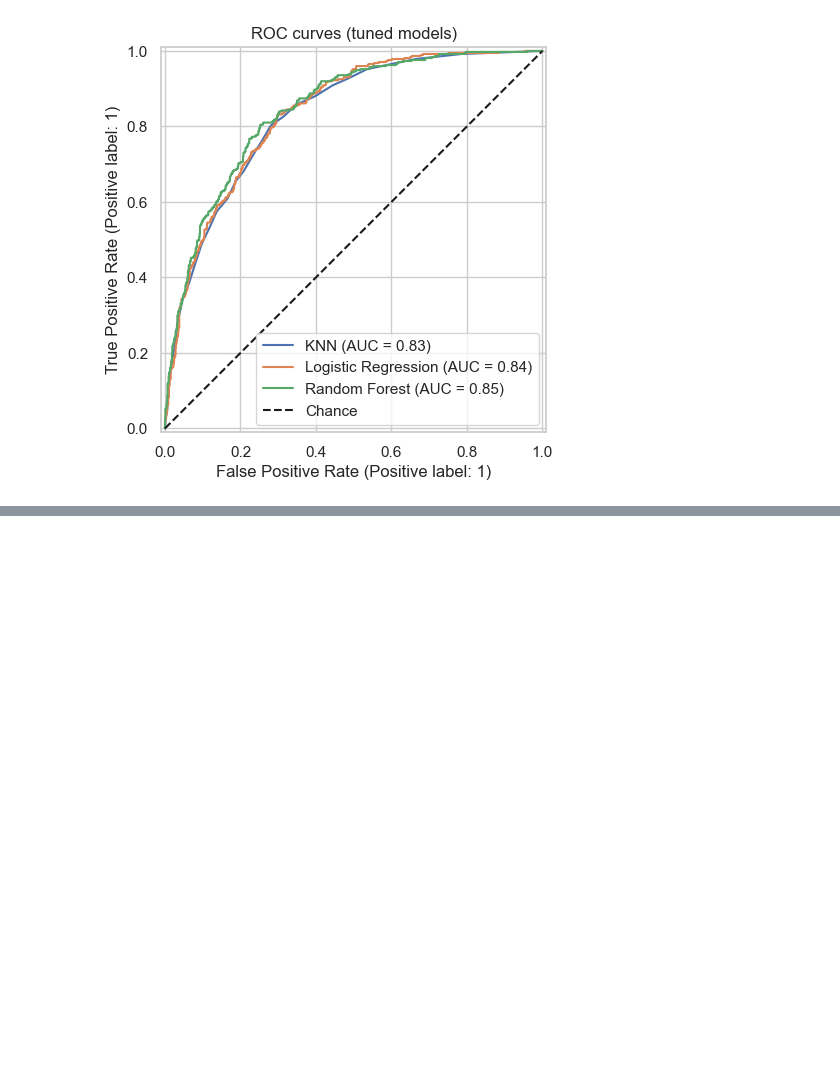
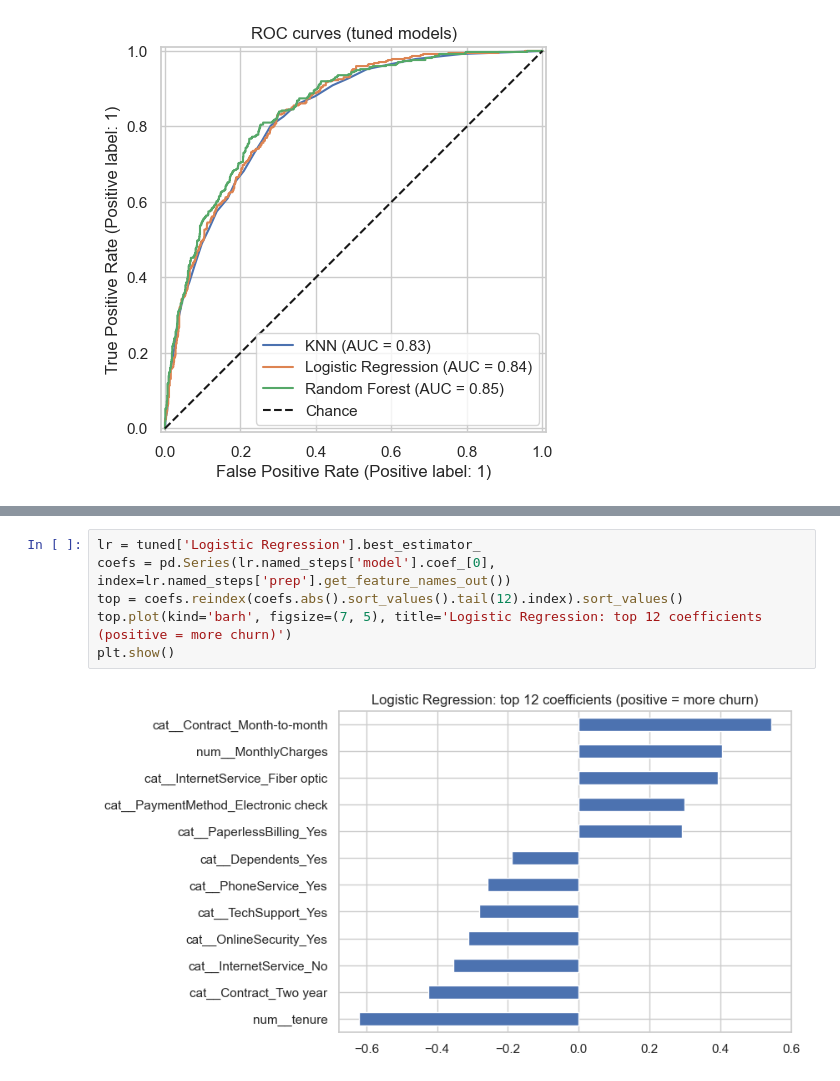
Before and after one commit to methuliH/telco-churn-coursework, a Jupyter notebook: notebooks/Task_01.ipynb, the cells around one changed output, grey strips where cells are left out. Drawn from its saved outputs; the diff is of its cells as text; blank space fills up the shorter version.

```diff
--- a/notebooks/Task_01.ipynb
+++ b/notebooks/Task_01.ipynb
@@ -425,0 +436,8 @@ plt.show()
+# %%
+lr = tuned['Logistic Regression'].best_estimator_
+coefs = pd.Series(lr.named_steps['model'].coef_[0], index=lr.named_steps['prep'].get_feature_names_out())
+top = coefs.reindex(coefs.abs().sort_values().tail(12).index).sort_values()
+top.plot(kind='barh', figsize=(7, 5), title='Logistic Regression: top 12 coefficients (positive = more churn)')
+plt.show()
+# %% [output]
+[figure, added]
```
Also changed, not shown: parts of 2 cells of this notebook.
